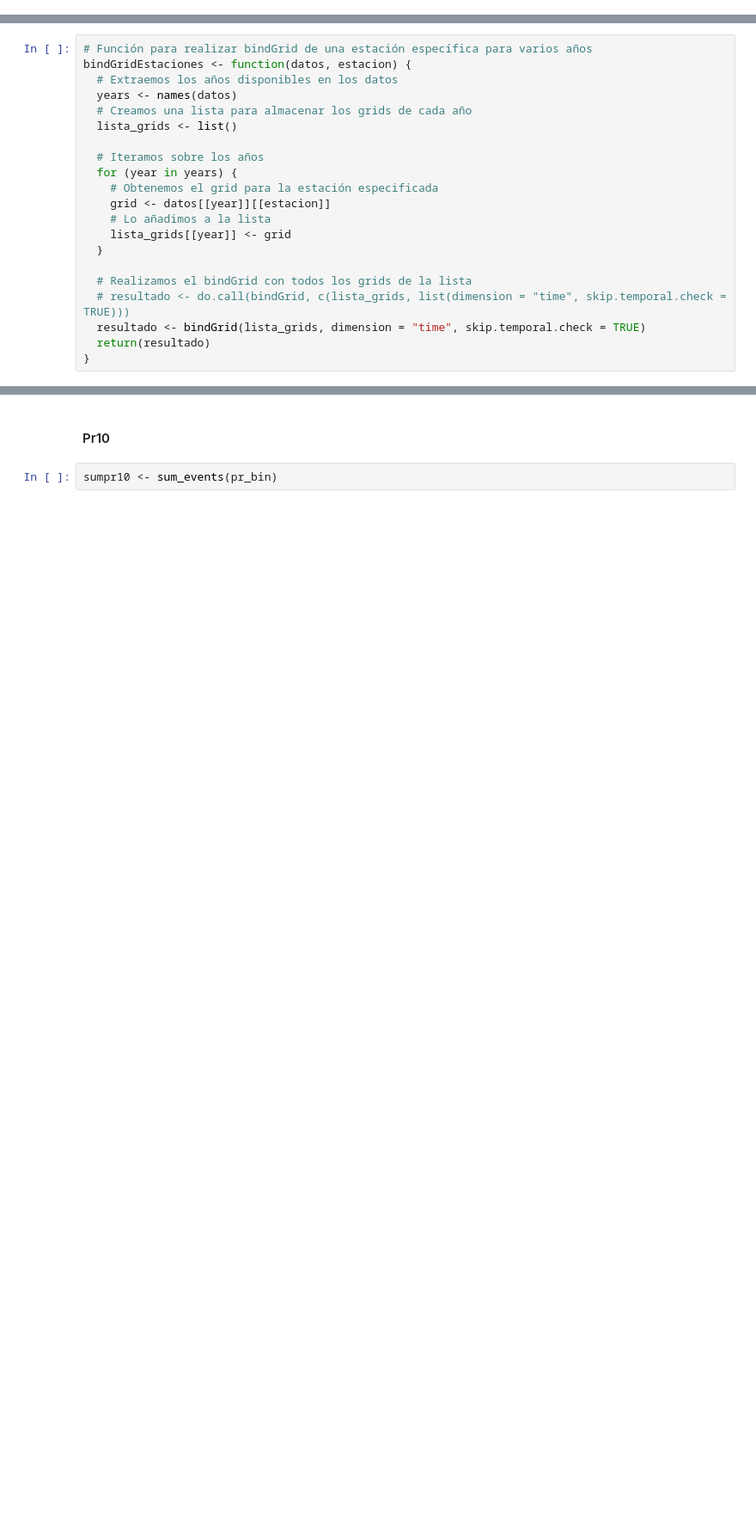
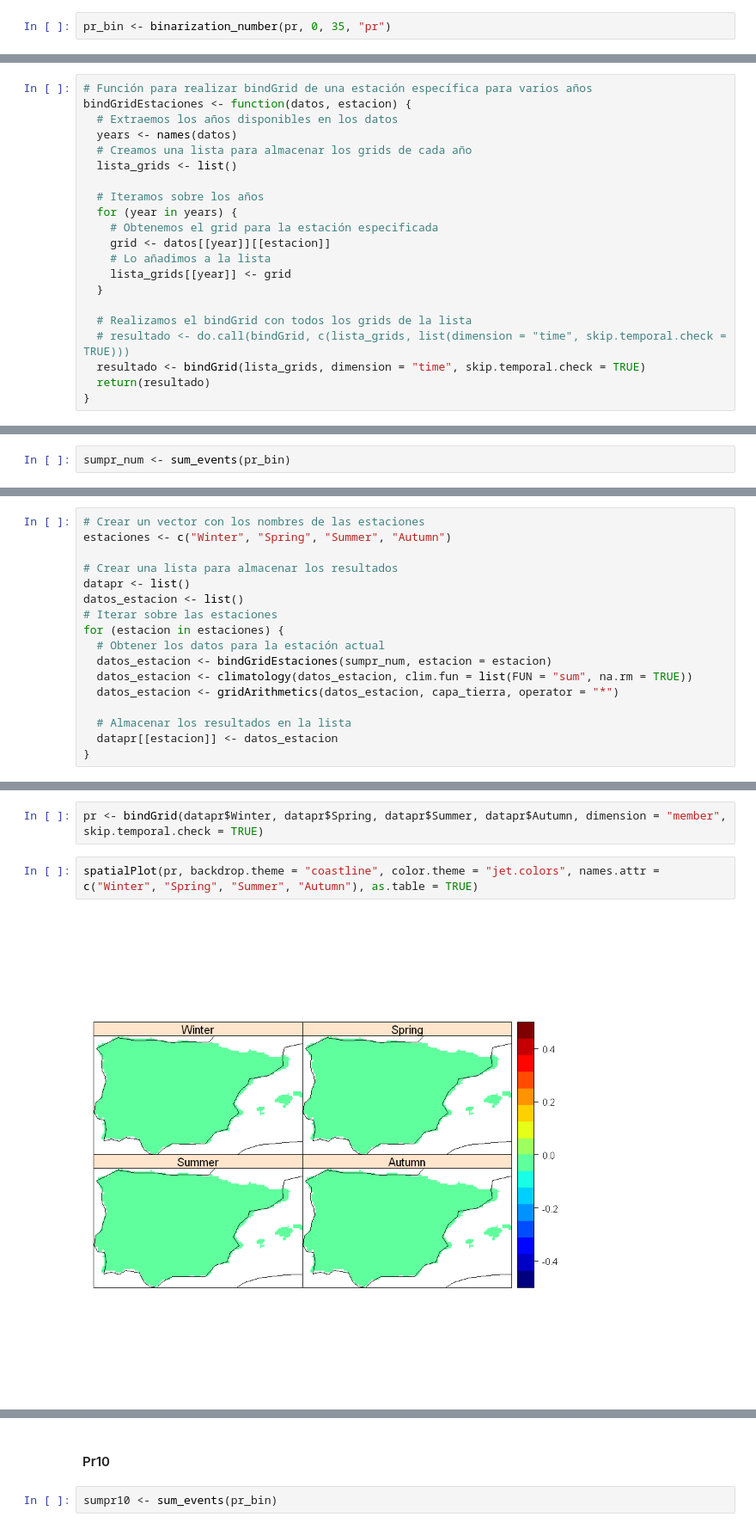
Before and after one commit to miriamfuente/MeteoC4R, a Jupyter notebook: 2_binary/binarization.ipynb, the cells around one changed output, grey strips where cells are left out. Shown at 86% size. Cells and saved outputs as stored; diff of their text form; blank space fills up the shorter version.

```diff
--- a/2_binary/binarization.ipynb
+++ b/2_binary/binarization.ipynb
@@ -191,0 +196,2 @@ binarization_season_year <- function(grid_data, quantile, variable) {
+# %%
+pr_bin <- binarization_number(pr, 0, 35, "pr")
@@ -243,0 +252,2 @@ bindGridEstaciones <- function(datos, estacion) {
+# %%
+sumpr_num <- sum_events(pr_bin)
@@ -243,0 +272,17 @@ bindGridEstaciones <- function(datos, estacion) {
+# %%
+# Crear un vector con los nombres de las estaciones
+estaciones <- c("Winter", "Spring", "Summer", "Autumn")
+
+# Crear una lista para almacenar los resultados
+datapr <- list()
+datos_estacion <- list()
+# Iterar sobre las estaciones
+for (estacion in estaciones) {
+  # Obtener los datos para la estación actual
+  datos_estacion <- bindGridEstaciones(sumpr_num, estacion = estacion)
+  datos_estacion <- climatology(datos_estacion, clim.fun = list(FUN = "sum", na.rm = TRUE))
+  datos_estacion <- gridArithmetics(datos_estacion, capa_tierra, operator = "*")
+
+  # Almacenar los resultados en la lista
+  datapr[[estacion]] <- datos_estacion
+}
@@ -243,0 +298,6 @@ bindGridEstaciones <- function(datos, estacion) {
+# %%
+pr <- bindGrid(datapr$Winter, datapr$Spring, datapr$Summer, datapr$Autumn, dimension = "member", skip.temporal.check = TRUE)
+# %%
+spatialPlot(pr, backdrop.theme = "coastline", color.theme = "jet.colors", names.attr = c("Winter", "Spring", "Summer", "Autumn"), as.table = TRUE)
+# %% [output]
+[figure, added]
```
Also changed, not shown: parts of 13 cells of this notebook, 8 other files.
